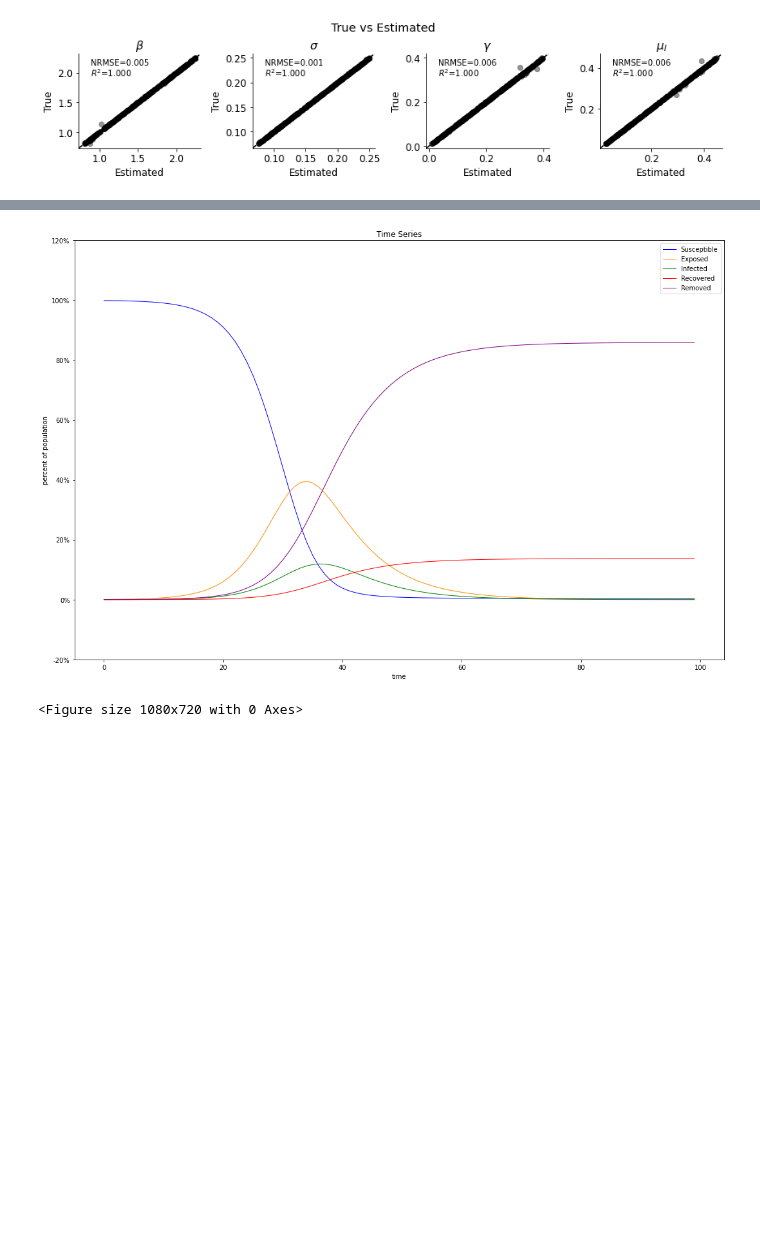
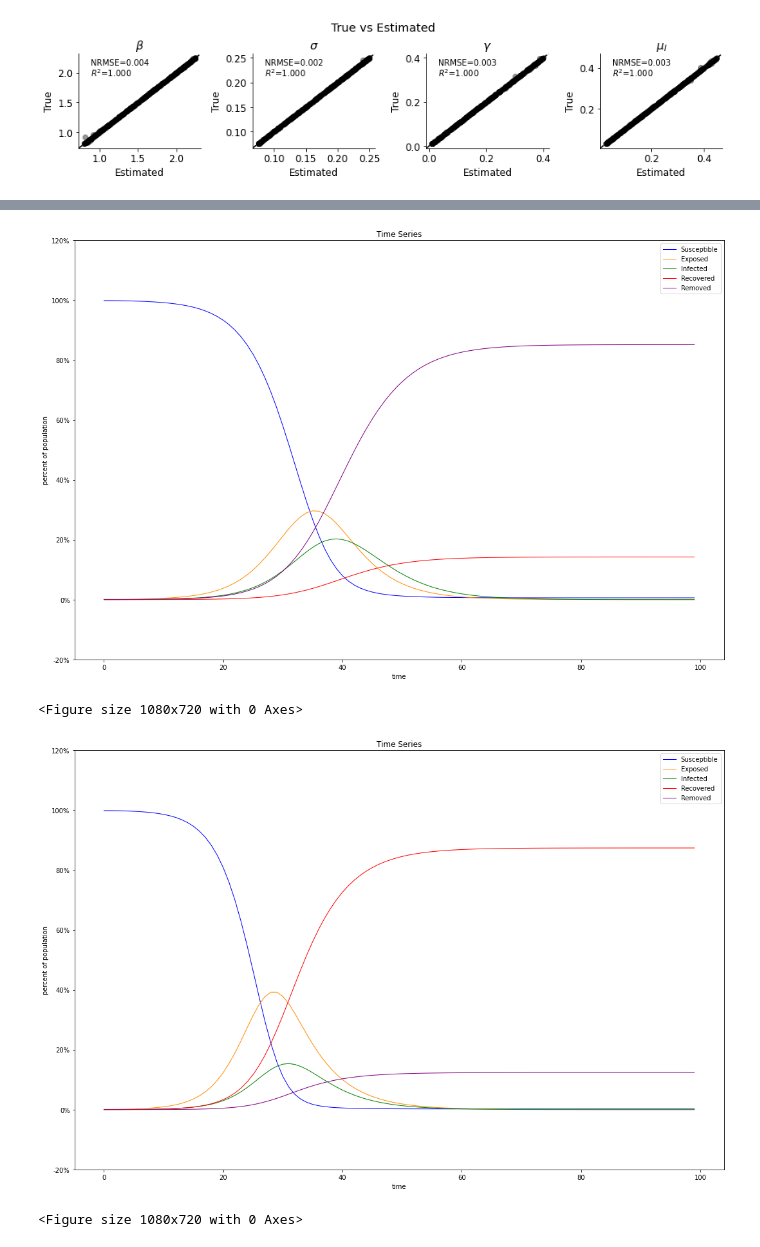
Before and after one commit to juan190199/BachelorThesis, a Jupyter notebook: notebooks/bayesflow_parameter_estimation_v4.ipynb, the cells around one changed output, grey strips where cells are left out. Drawn from its saved outputs; the diff is of its cells as text; code cells hidden in the pictures; blank space fills up the shorter version.

```diff
--- a/notebooks/bayesflow_parameter_estimation_v4.ipynb
+++ b/notebooks/bayesflow_parameter_estimation_v4.ipynb
@@ -202,12 +202,15 @@ noisy_X_test = np.array(noisy_data_test['noisy_X'])
 params_test = np.array(noisy_data_test['params'])
 # %%
 # Sample from trained model for each of the noisy_X_test tseries
-params_samples = model.sample(noisy_X_test, n_samples_posterior, to_numpy=True)
+params_samples = model.sample(X_test, n_samples_posterior, to_numpy=True)
+noisy_params_samples = model.sample(noisy_X_test, n_samples_posterior, to_numpy=True)
 
 # For each tseries compute mean of sampled posteriors
 # For each tseries, n_samples_posterior set of parameters were samples
 params_samples_mean = params_samples.mean(axis=0)
+noisy_params_samples_mean = noisy_params_samples.mean(axis=0)
 # %%
 # Sampling sanity checks
-sc_params_samples_mean, sc_params_test, sc_params_samples, noisy_sc_X_test, sc_X_test = sampling_sc(params_samples_mean, params_test, params_samples, noisy_X_test, X_test, version='v4')
+sc_params_samples_mean, sc_params_test, sc_params_samples, sc_X_test = sampling_sc(params_samples_mean, params_test, params_samples, X_test, version='v4')
+sc_noisy_params_samples_mean, sc_noisy_params_test, sc_noisy_params_samples, sc_noisy_X_test = sampling_sc(noisy_params_samples_mean, params_test, noisy_params_samples, noisy_X_test, version='v4')
 # %%
@@ -222,3 +228,7 @@ sel_X_test = X_test[sel_idx, :].squeeze().reshape(-1, 5)
+# %%
+noisy_sel_params_samples = sc_noisy_params_samples[:, sel_idx, :].squeeze()
+noisy_sel_params_test = sc_noisy_params_test[sel_idx, :].squeeze()
+noisy_sel_X_test = sc_noisy_X_test[sel_idx, :].squeeze().reshape(-1, 5)
 # %%
 plot_parameters_correlation(sel_params_samples, parameter_names)
 # %% [output]
@@ -237,10 +253,17 @@ forward_model = partial(version_data_model, initial_values=init_vals, version='v
 tseries = np.empty((sel_params_samples.shape[0], t_obs, 5))
 for i in range(sel_params_samples.shape[0]):
     tseries[i, :, :] = forward_model(sel_params_samples[i, :], t=t)
+# %%
+noisy_tseries = np.empty((sel_params_samples.shape[0], t_obs, 5))
+for i in range(sel_params_samples.shape[0]):
+    noisy_tseries[i, :, :] = forward_model(noisy_sel_params_samples[i, :], t=t)
 # %%
 labels = ['Susceptible', 'Exposed', 'Infected', 'Recovered', 'Removed']
 plot_tseries(tseries, labels)
+plot_tseries(noisy_tseries, labels)
 # %% [output]
-[figure, old version]
+[figure, new version]
 <Figure size 1080x720 with 0 Axes>
+[figure, added]
+<Figure size 1080x720 with 0 Axes>
 # %%
```
Also changed, not shown: parts of 12 cells of this notebook.
